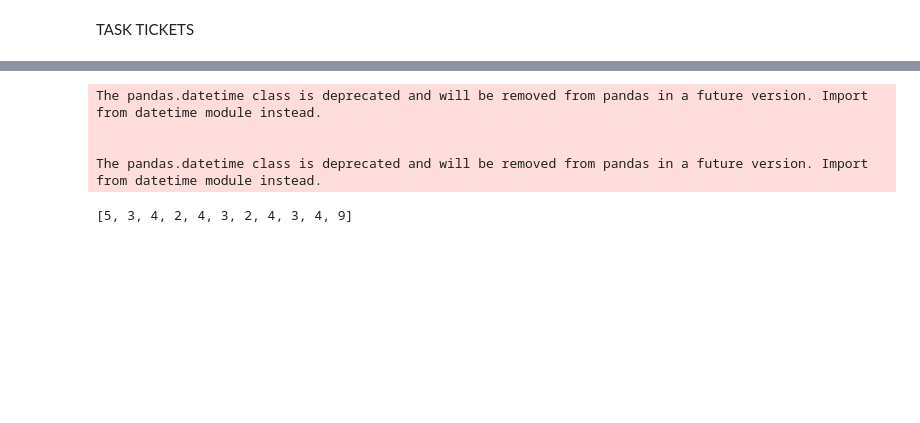
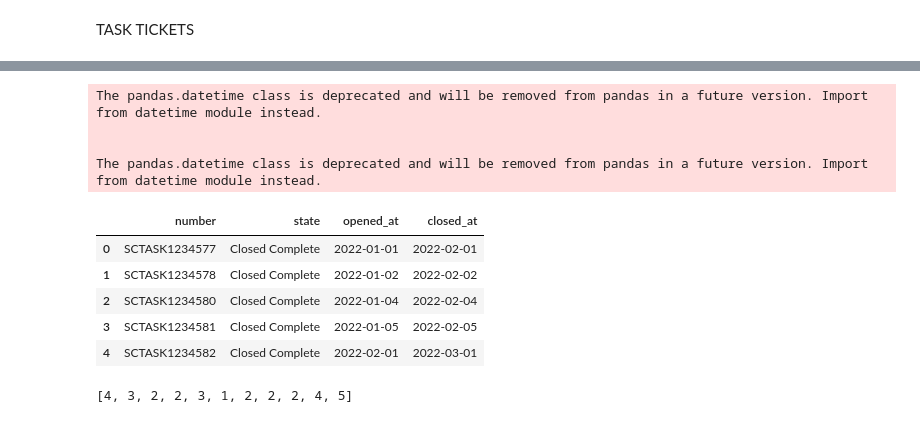
Before and after one commit to cH000k/python, a Jupyter notebook: app.ipynb, the cells around one changed output, grey strips where cells are left out. Drawn from its saved outputs; the diff is of its cells as text; code cells hidden in the pictures; blank space fills up the shorter version.

```diff
--- a/app.ipynb
+++ b/app.ipynb
@@ -60,10 +59,10 @@ df_incident.to_csv('/Users/noel.c.joaquin/Desktop/Python/INC_YTD_nov2022.csv', i
 # Recreate Dataframe and conver Date columns to Datetime format
 d_parser = lambda x: pd.datetime.strptime(x, '%m/%d/%Y')
 
-df_incident = pd.read_csv('/Users/noel.c.joaquin/Desktop/Python/INC_YTD_nov2022.csv', parse_dates=['opened_at', 'closed_at', 'resolved_at'],
+df_task = pd.read_csv('/Users/noel.c.joaquin/Desktop/Python/INC_YTD_nov2022.csv', parse_dates=['opened_at', 'closed_at', 'resolved_at'],
                             date_parser = d_parser , encoding = 'unicode_escape')
 
-df_incident.head()
+df_task.head()
 # %% [output]
 |  | number | state | opened_at | resolved_at | closed_at | u_research_assessment |
 | 0 | INC1234577 | Resolved | 2022-01-01 | 2022-01-02 | 2022-02-01 | Data Issue |
@@ -256,7 +255,7 @@ AP Incident Tickets Opened and Resolved
 
 selected_year = '2022'
 
-initial_year_month_list = df_incident['opened_at'].dt.strftime('%Y-%m').unique().tolist()
+initial_year_month_list = df_task['opened_at'].dt.strftime('%Y-%m').unique().tolist()
 year_month_list = []
 
 for x in initial_year_month_list:
@@ -266,7 +265,7 @@ for x in initial_year_month_list:
 print(year_month_list)
 
 # Get available month names for selected year
-get_month_names = df_incident.loc[df_incident['opened_at'] > selected_year]['opened_at'].dt.strftime('%b').unique().tolist()
+get_month_names = df_task.loc[df_task['opened_at'] > selected_year]['opened_at'].dt.strftime('%b').unique().tolist()
 print(f"get_month_names: {get_month_names}")
 # %% [output]
 ['2022-01', '2022-02', '2022-03', '2022-04', '2022-05', '2022-06', '2022-07', '2022-08', '2022-09', '2022-10', '2022-11']
@@ -372,14 +406,22 @@ TASK TICKETS
 # %%
 # Create SCTASK DataFrame
 
 d_parser = lambda x: pd.datetime.strptime(x, '%m/%d/%Y')
 
-df_task = pd.read_csv('/Users/noel.c.joaquin/Desktop/Python/INC_YTD_nov2022.csv', parse_dates=['opened_at', 'closed_at'], date_parser = d_parser, encoding='unicode_escape')
+df_task = pd.read_csv('/Users/noel.c.joaquin/Desktop/Python/TASK_YTD_nov2022.csv', parse_dates=['opened_at', 'closed_at'], date_parser = d_parser, encoding='unicode_escape')
+
+df_task.head()
 # %% [output]
 The pandas.datetime class is deprecated and will be removed from pandas in a future version. Import from datetime module instead.
 
 
 The pandas.datetime class is deprecated and will be removed from pandas in a future version. Import from datetime module instead.
+|  | number | state | opened_at | closed_at |
+| 0 | SCTASK1234577 | Closed Complete | 2022-01-01 | 2022-02-01 |
+| 1 | SCTASK1234578 | Closed Complete | 2022-01-02 | 2022-02-02 |
+| 2 | SCTASK1234580 | Closed Complete | 2022-01-04 | 2022-02-04 |
+| 3 | SCTASK1234581 | Closed Complete | 2022-01-05 | 2022-02-05 |
+| 4 | SCTASK1234582 | Closed Complete | 2022-02-01 | 2022-03-01 |
 # %%
 # Get Opened Task Count for each Year-opened_task = []
 
@@ -398,21 +440,21 @@ for get_curr_year_month in year_month_list:
         get_next_year_month = get_curr_year_month.replace(str(f"-{get_curr_month}"), str(f"-{get_next_month}"))
         get_next_year_month = get_next_year_month.replace(str(get_curr_year), str(get_next_year))
 
-        count = df_incident.loc[(df_incident['opened_at'] < f"{get_next_year_month}-01") &
-                                (df_incident['opened_at'] >= f"{get_curr_year_month}-01")]
+        count = df_task.loc[(df_task['opened_at'] < f"{get_next_year_month}-01") &
+                                (df_task['opened_at'] >= f"{get_curr_year_month}-01")]
 
         year_month_count_opened_task.append(count.shape[0])
     else:
         get_next_year_month = get_curr_year_month.replace(str(f"-{get_curr_month}"), str(f"-{get_next_month}"))
 
-        count = df_incident.loc[(df_incident['opened_at'] < f"{get_next_year_month}-01") &
-                                (df_incident['opened_at'] >= f"{get_curr_year_month}-01")]
+        count = df_task.loc[(df_task['opened_at'] < f"{get_next_year_month}-01") &
+                                (df_task['opened_at'] >= f"{get_curr_year_month}-01")]
 
         year_month_count_opened_task.append(count.shape[0])
 
 print(year_month_count_opened_task)
 # %% [output]
-[5, 3, 4, 2, 4, 3, 2, 4, 3, 4, 9]
+[4, 3, 2, 2, 3, 1, 2, 2, 2, 4, 5]
 # %%
 # Create DataFrame
 df_inc_and_task_open = pd.DataFrame({
```
Also changed, not shown: parts of 16 cells of this notebook, 9 other files.
